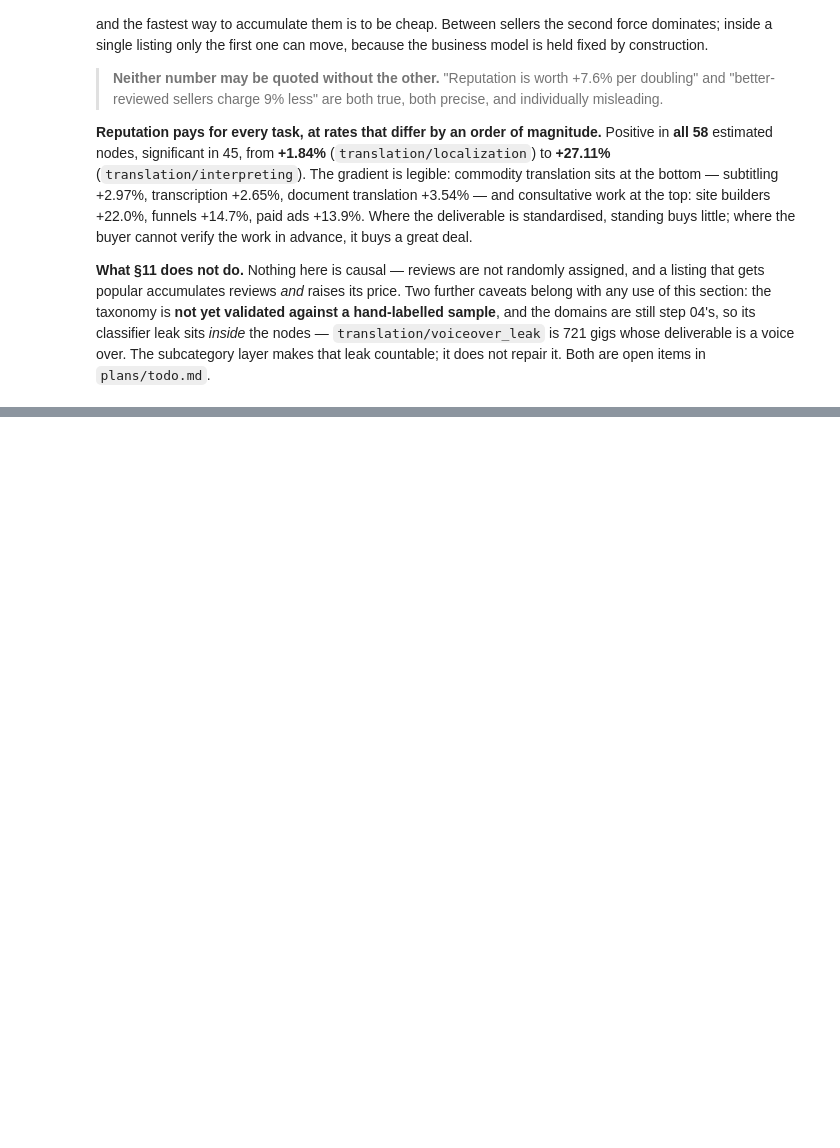
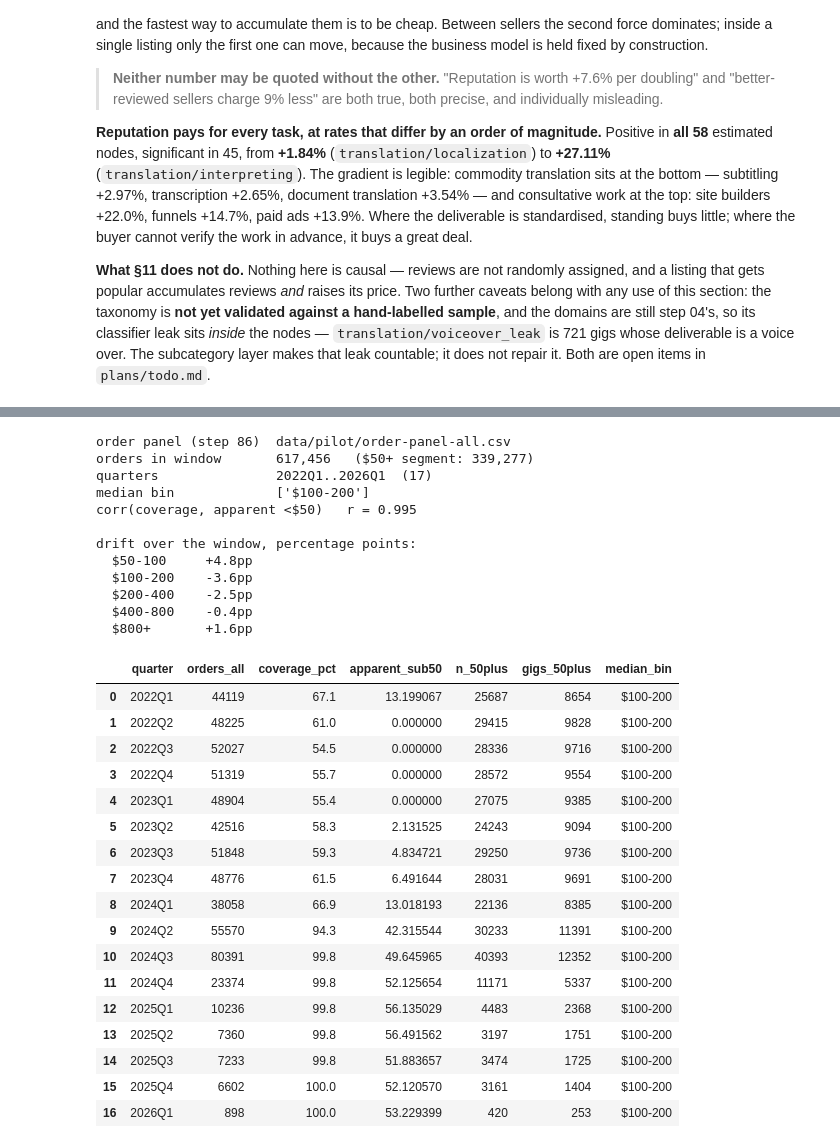
Before and after one commit to AISmithLab/IntelligencePriceIndex, a Jupyter notebook: notebooks/00-explore.ipynb, the cells around one changed output, grey strips where cells are left out. Cells and saved outputs as stored; diff of their text form; code cells hidden in the pictures; blank space fills up the shorter version.

```diff
--- a/notebooks/00-explore.ipynb
+++ b/notebooks/00-explore.ipynb
@@ -2444,0 +2465,63 @@ open items in `plans/todo.md`.
+# %%
+rvs = _load("rvs", "code/87-realised-value-series.py")   # the series builder, imported
+
+# The tracked 1 KB summary carries everything this section needs -- coverage
+# included -- so §12 runs from a clean clone. The 123 MB order panel behind it
+# (step 86) is gitignored and regenerable; we only touch it if it is present.
+RV      = "data/pilot/realised-value-series.csv"
+PANEL86 = first_present("data/pilot/order-panel-all.csv")
+
+rv = pd.read_csv(RV)
+BANDS = ["$50-100", "$100-200", "$200-400", "$400-800", "$800+"]
+
+# `coverage` is the share of orders carrying ANY price band. `apparent_sub50`
+# is what a naive reading reports: the share of PRICED orders under $50.
+rv["priced"]         = rv.orders_all - rv.missing_price
+rv["apparent_sub50"] = 100 * rv.under_50 / rv.priced
+
+R_COV = rv.coverage_pct.corr(rv.apparent_sub50)
+
+print(f"order panel (step 86)  {PANEL86 or 'ABSENT — regenerable, not needed here'}")
+print(f"orders in window       {rv.orders_all.sum():,}   ($50+ segment: {rv.n_50plus.sum():,})")
+print(f"quarters               {rv.quarter.iloc[0]}..{rv.quarter.iloc[-1]}  ({len(rv)})")
+print(f"median bin             {sorted(rv.median_bin.unique())}")
+print(f"corr(coverage, apparent <$50)   r = {R_COV:.3f}")
+print()
+drift = {b: rv[b].iloc[-1] - rv[b].iloc[0] for b in BANDS}
+print("drift over the window, percentage points:")
+for b, d in drift.items():
+    print(f"  {b:<10} {d:+5.1f}pp")
+
+rv[["quarter", "orders_all", "coverage_pct", "apparent_sub50",
+    "n_50plus", "gigs_50plus", "median_bin"]]
+# %% [output]
+order panel (step 86)  data/pilot/order-panel-all.csv
+orders in window       617,456   ($50+ segment: 339,277)
+quarters               2022Q1..2026Q1  (17)
+median bin             ['$100-200']
+corr(coverage, apparent <$50)   r = 0.995
+
+drift over the window, percentage points:
+  $50-100     +4.8pp
+  $100-200    -3.6pp
+  $200-400    -2.5pp
+  $400-800    -0.4pp
+  $800+       +1.6pp
+|  | quarter | orders_all | coverage_pct | apparent_sub50 | n_50plus | gigs_50plus | median_bin |
+| 0 | 2022Q1 | 44119 | 67.1 | 13.199067 | 25687 | 8654 | $100-200 |
+| 1 | 2022Q2 | 48225 | 61.0 | 0.000000 | 29415 | 9828 | $100-200 |
+| 2 | 2022Q3 | 52027 | 54.5 | 0.000000 | 28336 | 9716 | $100-200 |
+| 3 | 2022Q4 | 51319 | 55.7 | 0.000000 | 28572 | 9554 | $100-200 |
+| 4 | 2023Q1 | 48904 | 55.4 | 0.000000 | 27075 | 9385 | $100-200 |
+| 5 | 2023Q2 | 42516 | 58.3 | 2.131525 | 24243 | 9094 | $100-200 |
+| 6 | 2023Q3 | 51848 | 59.3 | 4.834721 | 29250 | 9736 | $100-200 |
+| 7 | 2023Q4 | 48776 | 61.5 | 6.491644 | 28031 | 9691 | $100-200 |
+| 8 | 2024Q1 | 38058 | 66.9 | 13.018193 | 22136 | 8385 | $100-200 |
+| 9 | 2024Q2 | 55570 | 94.3 | 42.315544 | 30233 | 11391 | $100-200 |
+| 10 | 2024Q3 | 80391 | 99.8 | 49.645965 | 40393 | 12352 | $100-200 |
+| 11 | 2024Q4 | 23374 | 99.8 | 52.125654 | 11171 | 5337 | $100-200 |
+| 12 | 2025Q1 | 10236 | 99.8 | 56.135029 | 4483 | 2368 | $100-200 |
+| 13 | 2025Q2 | 7360 | 99.8 | 56.491562 | 3197 | 1751 | $100-200 |
+| 14 | 2025Q3 | 7233 | 99.8 | 51.883657 | 3474 | 1725 | $100-200 |
+| 15 | 2025Q4 | 6602 | 100.0 | 52.120570 | 3161 | 1404 | $100-200 |
+| 16 | 2026Q1 | 898 | 100.0 | 53.229399 | 420 | 253 | $100-200 |
```
Also changed, not shown: parts of 3 cells of this notebook, 6 other files.
